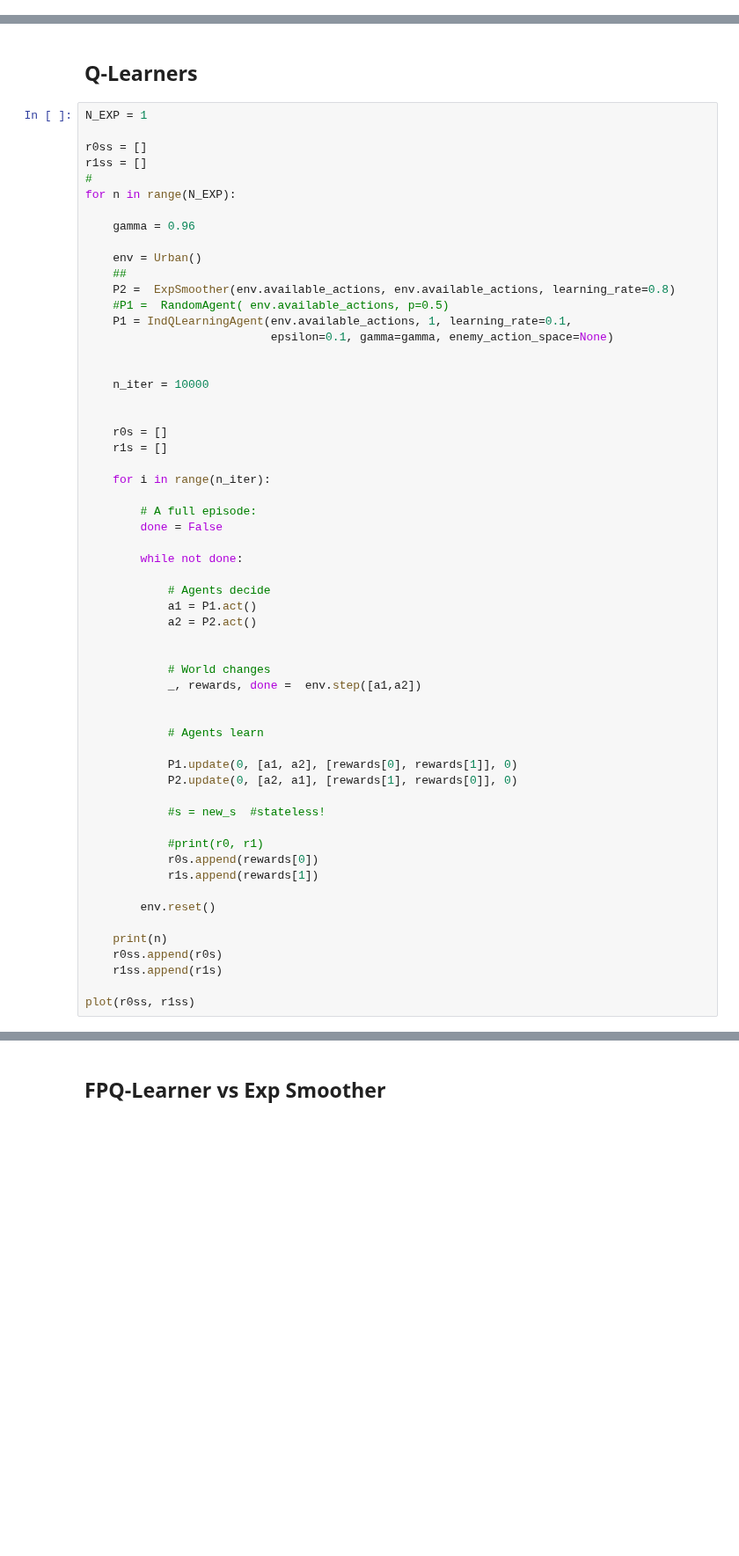
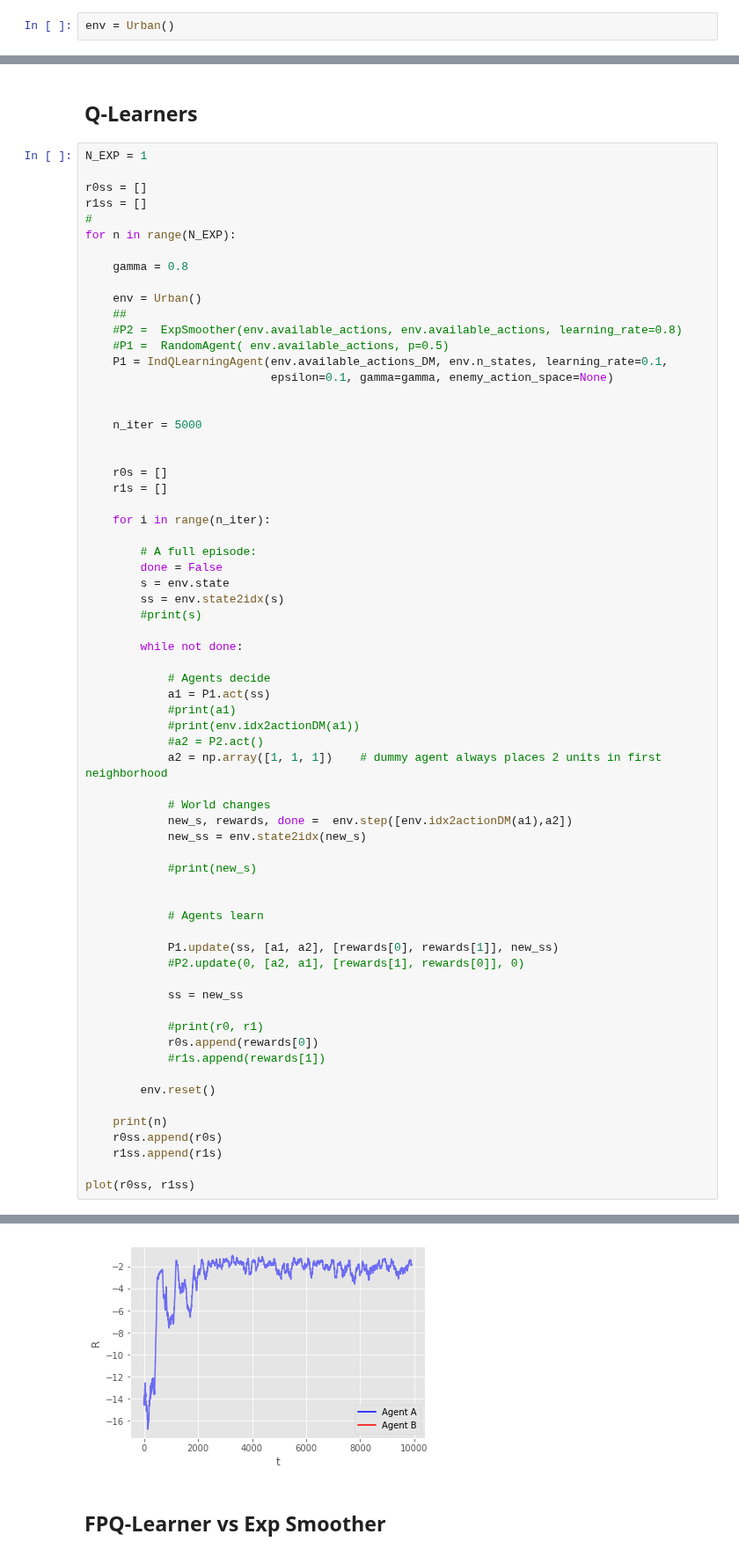
Before and after one commit to vicgalle/ARAMARL, a Jupyter notebook: Urban_alloc.ipynb, the cells around one changed output, grey strips where cells are left out. Shown at 88% size. Saved outputs shown, nothing was run; the diff lists cells and outputs as text; blank space fills up the shorter version.

Commit message:
Fix bugs in urban environment, initial Q-learner

```diff
--- a/Urban_alloc.ipynb
+++ b/Urban_alloc.ipynb
@@ -6,2 +5,4 @@ from agent import Level3QAgent, Level3QAgentMixExp, Level3QAgentMixDir
 %matplotlib inline
 import matplotlib.pyplot as plt
+# %%
+env = Urban()
@@ -43,17 +72,17 @@ r1ss = []
 #
 for n in range(N_EXP):
 
-    gamma = 0.96
+    gamma = 0.8
 
     env = Urban()
     ##
-    P2 =  ExpSmoother(env.available_actions, env.available_actions, learning_rate=0.8)
+    #P2 =  ExpSmoother(env.available_actions, env.available_actions, learning_rate=0.8)
     #P1 =  RandomAgent( env.available_actions, p=0.5)
-    P1 = IndQLearningAgent(env.available_actions, 1, learning_rate=0.1,
+    P1 = IndQLearningAgent(env.available_actions_DM, env.n_states, learning_rate=0.1,
                            epsilon=0.1, gamma=gamma, enemy_action_space=None)
 
 
-    n_iter = 10000
+    n_iter = 5000
 
 
     r0s = []
@@ -63,28 +92,36 @@ for n in range(N_EXP):
 
         # A full episode:
         done = False
+        s = env.state
+        ss = env.state2idx(s)
+        #print(s)
 
         while not done:
 
             # Agents decide
-            a1 = P1.act()
-            a2 = P2.act()
-
+            a1 = P1.act(ss)
+            #print(a1)
+            #print(env.idx2actionDM(a1))
+            #a2 = P2.act()
+            a2 = np.array([1, 1, 1])    # dummy agent always places 2 units in first neighborhood
 
             # World changes
-            _, rewards, done =  env.step([a1,a2])
+            new_s, rewards, done =  env.step([env.idx2actionDM(a1),a2])
+            new_ss = env.state2idx(new_s)
+
+            #print(new_s)
 
 
             # Agents learn
 
-            P1.update(0, [a1, a2], [rewards[0], rewards[1]], 0)
-            P2.update(0, [a2, a1], [rewards[1], rewards[0]], 0)
+            P1.update(ss, [a1, a2], [rewards[0], rewards[1]], new_ss)
+            #P2.update(0, [a2, a1], [rewards[1], rewards[0]], 0)
 
-            #s = new_s  #stateless!
+            ss = new_ss
 
             #print(r0, r1)
             r0s.append(rewards[0])
-            r1s.append(rewards[1])
+            #r1s.append(rewards[1])
 
         env.reset()
 
@@ -98,3 +135,4 @@ AttributeError: 'Urban' object has no attribute 'available_actions'
+[figure, added]
 # %% [markdown]
 ## FPQ-Learner vs Exp Smoother
 # %%
```
Also changed, not shown: parts of 5 cells of this notebook, 2 other files.
